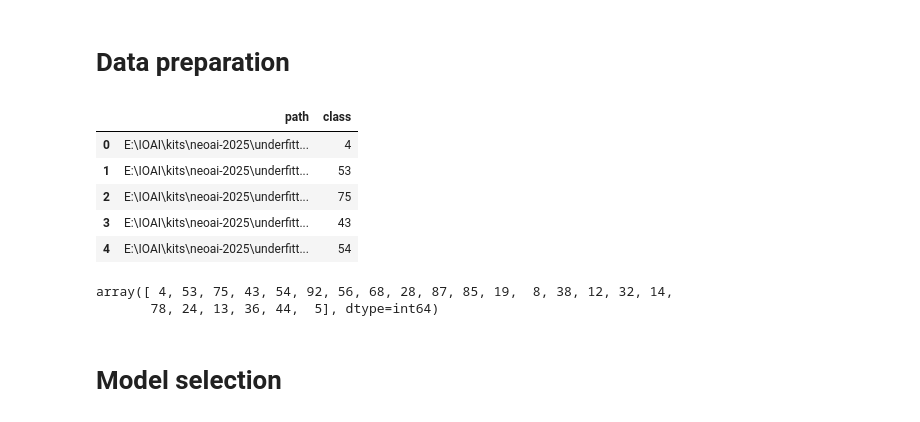
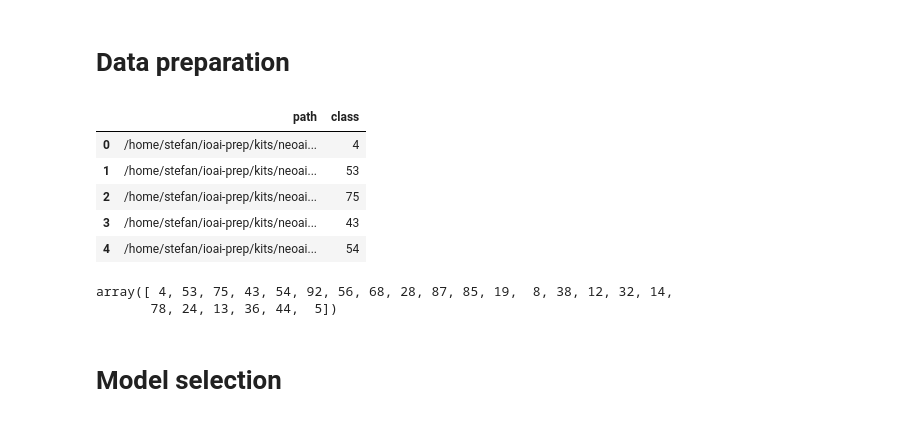
Before and after one commit to stefanasandei/roai-solved, a Jupyter notebook: international-contests/neoai/2025/day_1/2_underfitting_cv.ipynb, the cells around one changed output. Saved outputs shown, nothing was run; the diff lists cells and outputs as text; code cells hidden in the pictures.

```diff
--- a/international-contests/neoai/2025/day_1/2_underfitting_cv.ipynb
+++ b/international-contests/neoai/2025/day_1/2_underfitting_cv.ipynb
@@ -20,22 +20,22 @@ seed = 42
 # %% [markdown]
 # Data preparation
 # %%
-train = pd.read_csv(f"{root_path}\\train.csv")
-train["path"] = [f"{root_path}\\train_images\\{x}" for x in train["path"]]
+train = pd.read_csv(f"{root_path}/train.csv")
+train["path"] = [f"{root_path}/train_images/{x}" for x in train["path"]]
 
 train.head()
 # %% [output]
 |  | path | class |
-| 0 | E:\IOAI\kits\neoai-2025\underfitt... | 4 |
-| 1 | E:\IOAI\kits\neoai-2025\underfitt... | 53 |
-| 2 | E:\IOAI\kits\neoai-2025\underfitt... | 75 |
-| 3 | E:\IOAI\kits\neoai-2025\underfitt... | 43 |
-| 4 | E:\IOAI\kits\neoai-2025\underfitt... | 54 |
+| 0 | /home/stefan/ioai-prep/kits/neoai... | 4 |
+| 1 | /home/stefan/ioai-prep/kits/neoai... | 53 |
+| 2 | /home/stefan/ioai-prep/kits/neoai... | 75 |
+| 3 | /home/stefan/ioai-prep/kits/neoai... | 43 |
+| 4 | /home/stefan/ioai-prep/kits/neoai... | 54 |
 # %%
 train["class"].unique()
 # %% [output]
 array([ 4, 53, 75, 43, 54, 92, 56, 68, 28, 87, 85, 19,  8, 38, 12, 32, 14,
-       78, 24, 13, 36, 44,  5], dtype=int64)
+       78, 24, 13, 36, 44,  5])
 # %%
 num_classes = 102
 
```
Also changed, not shown: parts of 10 cells of this notebook, 4 other files.
